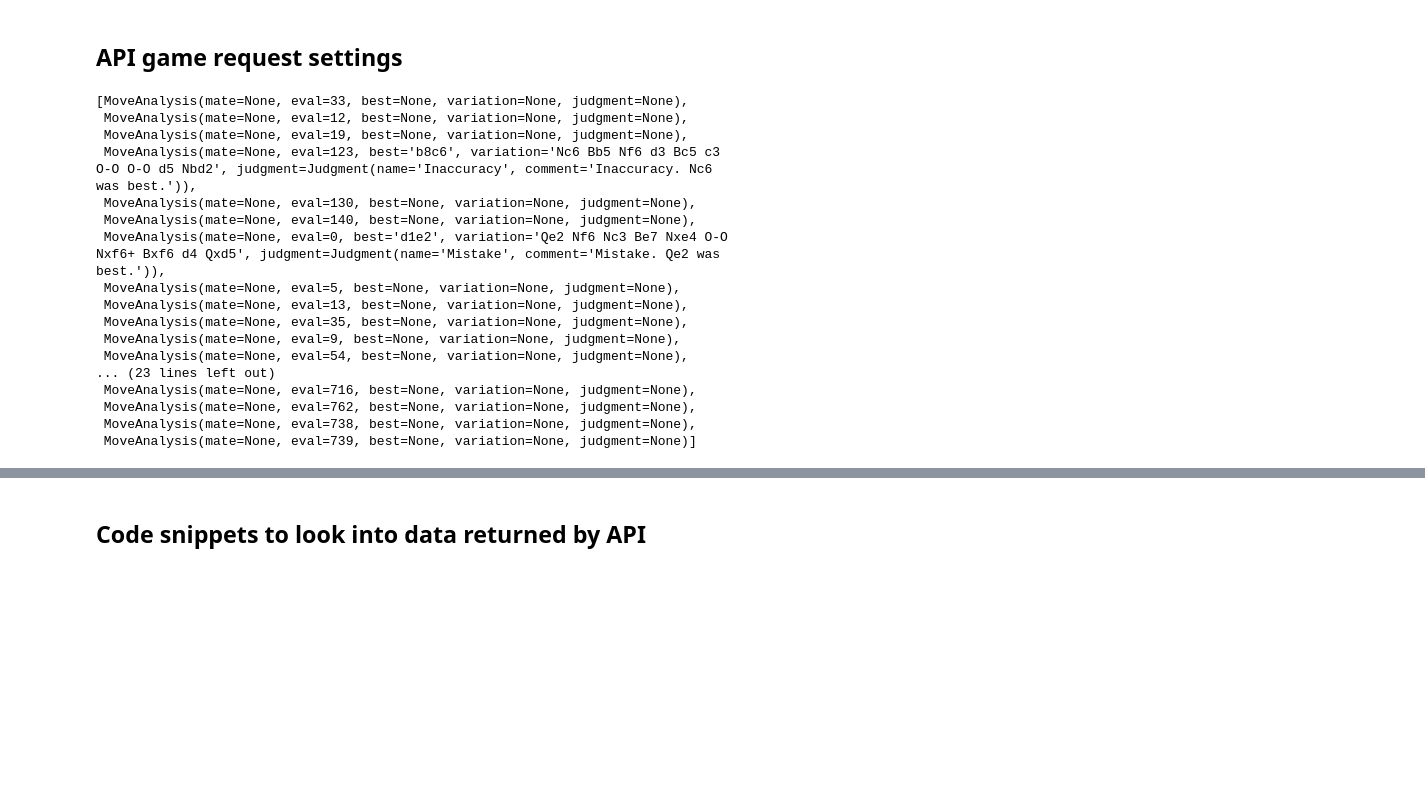
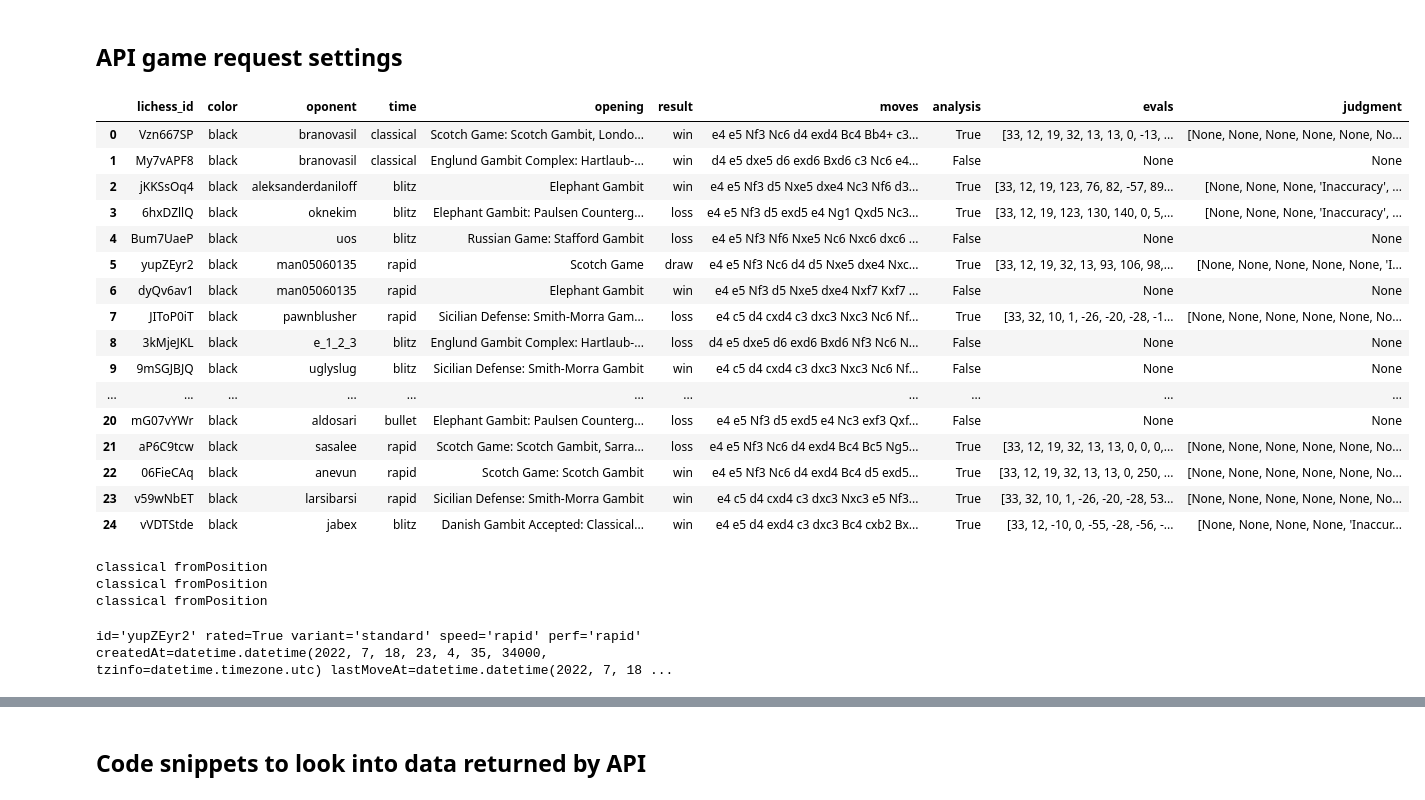
Before and after one commit to miguelfaf10/chess-analysis, a Jupyter notebook: get-games.ipynb, the cells around one changed output, grey strips where cells are left out. Saved outputs shown, nothing was run; the diff lists cells and outputs as text; code cells hidden in the pictures; blank space fills up the shorter version.

```diff
--- a/get-games.ipynb
+++ b/get-games.ipynb
@@ -179,20 +230,0 @@ games_lst = lichess_comm.fetch_games_by_dates(since,until)
-# %%
-lichess_comm.games_lst[0].analysis
-# %% [output]
-[MoveAnalysis(mate=None, eval=33, best=None, variation=None, judgment=None),
- MoveAnalysis(mate=None, eval=12, best=None, variation=None, judgment=None),
- MoveAnalysis(mate=None, eval=19, best=None, variation=None, judgment=None),
- MoveAnalysis(mate=None, eval=123, best='b8c6', variation='Nc6 Bb5 Nf6 d3 Bc5 c3 O-O O-O d5 Nbd2', judgment=Judgment(name='Inaccuracy', comment='Inaccuracy. Nc6 was best.')),
- MoveAnalysis(mate=None, eval=130, best=None, variation=None, judgment=None),
- MoveAnalysis(mate=None, eval=140, best=None, variation=None, judgment=None),
- MoveAnalysis(mate=None, eval=0, best='d1e2', variation='Qe2 Nf6 Nc3 Be7 Nxe4 O-O Nxf6+ Bxf6 d4 Qxd5', judgment=Judgment(name='Mistake', comment='Mistake. Qe2 was best.')),
- MoveAnalysis(mate=None, eval=5, best=None, variation=None, judgment=None),
- MoveAnalysis(mate=None, eval=13, best=None, variation=None, judgment=None),
- MoveAnalysis(mate=None, eval=35, best=None, variation=None, judgment=None),
- MoveAnalysis(mate=None, eval=9, best=None, variation=None, judgment=None),
- MoveAnalysis(mate=None, eval=54, best=None, variation=None, judgment=None),
-... (23 lines left out)
- MoveAnalysis(mate=None, eval=716, best=None, variation=None, judgment=None),
- MoveAnalysis(mate=None, eval=762, best=None, variation=None, judgment=None),
- MoveAnalysis(mate=None, eval=738, best=None, variation=None, judgment=None),
- MoveAnalysis(mate=None, eval=739, best=None, variation=None, judgment=None)]
@@ -202,0 +231,28 @@ lichess_comm.games_lst[0]
+# %%
+lichess_id = 'miguel0f'
+
+last_Xdays = datetime.now()-timedelta(days=20)
+since = int(berserk.utils.to_millis(last_Xdays))
+until = int(berserk.utils.to_millis(datetime.now()))
+
+lichess_comm = lichess_communication(lichess_id)
+lichess_comm.fetch_games_by_dates(since,until)
+lichess_comm.fill_df()
+# %% [output]
+|  | lichess_id | color | oponent | time | opening | result | moves | analysis | evals | judgment |
+| 0 | Vzn667SP | black | branovasil | classical | Scotch Game: Scotch Gambit, Londo... | win | e4 e5 Nf3 Nc6 d4 exd4 Bc4 Bb4+ c3... | True | [33, 12, 19, 32, 13, 13, 0, -13, ... | [None, None, None, None, None, No... |
+| 1 | My7vAPF8 | black | branovasil | classical | Englund Gambit Complex: Hartlaub-... | win | d4 e5 dxe5 d6 exd6 Bxd6 c3 Nc6 e4... | False | None | None |
+| 2 | jKKSsOq4 | black | aleksanderdaniloff | blitz | Elephant Gambit | win | e4 e5 Nf3 d5 Nxe5 dxe4 Nc3 Nf6 d3... | True | [33, 12, 19, 123, 76, 82, -57, 89... | [None, None, None, 'Inaccuracy', ... |
+| 3 | 6hxDZllQ | black | oknekim | blitz | Elephant Gambit: Paulsen Counterg... | loss | e4 e5 Nf3 d5 exd5 e4 Ng1 Qxd5 Nc3... | True | [33, 12, 19, 123, 130, 140, 0, 5,... | [None, None, None, 'Inaccuracy', ... |
+| 4 | Bum7UaeP | black | uos | blitz | Russian Game: Stafford Gambit | loss | e4 e5 Nf3 Nf6 Nxe5 Nc6 Nxc6 dxc6 ... | False | None | None |
+| 5 | yupZEyr2 | black | man05060135 | rapid | Scotch Game | draw | e4 e5 Nf3 Nc6 d4 d5 Nxe5 dxe4 Nxc... | True | [33, 12, 19, 32, 13, 93, 106, 98,... | [None, None, None, None, None, 'I... |
+| 6 | dyQv6av1 | black | man05060135 | rapid | Elephant Gambit | win | e4 e5 Nf3 d5 Nxe5 dxe4 Nxf7 Kxf7 ... | False | None | None |
+| 7 | JIToP0iT | black | pawnblusher | rapid | Sicilian Defense: Smith-Morra Gam... | loss | e4 c5 d4 cxd4 c3 dxc3 Nxc3 Nc6 Nf... | True | [33, 32, 10, 1, -26, -20, -28, -1... | [None, None, None, None, None, No... |
+| 8 | 3kMjeJKL | black | e_1_2_3 | blitz | Englund Gambit Complex: Hartlaub-... | loss | d4 e5 dxe5 d6 exd6 Bxd6 Nf3 Nc6 N... | False | None | None |
+| 9 | 9mSGJBJQ | black | uglyslug | blitz | Sicilian Defense: Smith-Morra Gambit | win | e4 c5 d4 cxd4 c3 dxc3 Nxc3 Nc6 Nf... | False | None | None |
+| ... | ... | ... | ... | ... | ... | ... | ... | ... | ... | ... |
+| 20 | mG07vYWr | black | aldosari | bullet | Elephant Gambit: Paulsen Counterg... | loss | e4 e5 Nf3 d5 exd5 e4 Nc3 exf3 Qxf... | False | None | None |
+| 21 | aP6C9tcw | black | sasalee | rapid | Scotch Game: Scotch Gambit, Sarra... | loss | e4 e5 Nf3 Nc6 d4 exd4 Bc4 Bc5 Ng5... | True | [33, 12, 19, 32, 13, 13, 0, 0, 0,... | [None, None, None, None, None, No... |
+| 22 | 06FieCAq | black | anevun | rapid | Scotch Game: Scotch Gambit | win | e4 e5 Nf3 Nc6 d4 exd4 Bc4 d5 exd5... | True | [33, 12, 19, 32, 13, 13, 0, 250, ... | [None, None, None, None, None, No... |
+| 23 | v59wNbET | black | larsibarsi | rapid | Sicilian Defense: Smith-Morra Gambit | win | e4 c5 d4 cxd4 c3 dxc3 Nxc3 e5 Nf3... | True | [33, 32, 10, 1, -26, -20, -28, 53... | [None, None, None, None, None, No... |
+| 24 | vVDTStde | black | jabex | blitz | Danish Gambit Accepted: Classical... | win | e4 e5 d4 exd4 c3 dxc3 Bc4 cxb2 Bx... | True | [33, 12, -10, 0, -55, -28, -56, -... | [None, None, None, None, 'Inaccur... |
@@ -202,0 +261,17 @@ lichess_comm.games_lst[0]
+# %%
+for k in range(len(lichess_comm.games_lst)):
+    speed = lichess_comm.games_lst[k].speed
+    pref = lichess_comm.games_lst[k].perf
+    if speed !=  pref:
+        print(speed, pref)
+# %% [output]
+classical fromPosition
+classical fromPosition
+classical fromPosition
+# %%
+for k in range(len(lichess_comm.games_lst)):
+    opponent = lichess_comm.games_lst[k].players.black.user.id
+    if opponent == 'man05060135':
+        print(lichess_comm.games_lst[k])
+# %% [output]
+id='yupZEyr2' rated=True variant='standard' speed='rapid' perf='rapid' createdAt=datetime.datetime(2022, 7, 18, 23, 4, 35, 34000, tzinfo=datetime.timezone.utc) lastMoveAt=datetime.datetime(2022, 7, 18 ...
```
Also changed, not shown: parts of 11 cells of this notebook.
